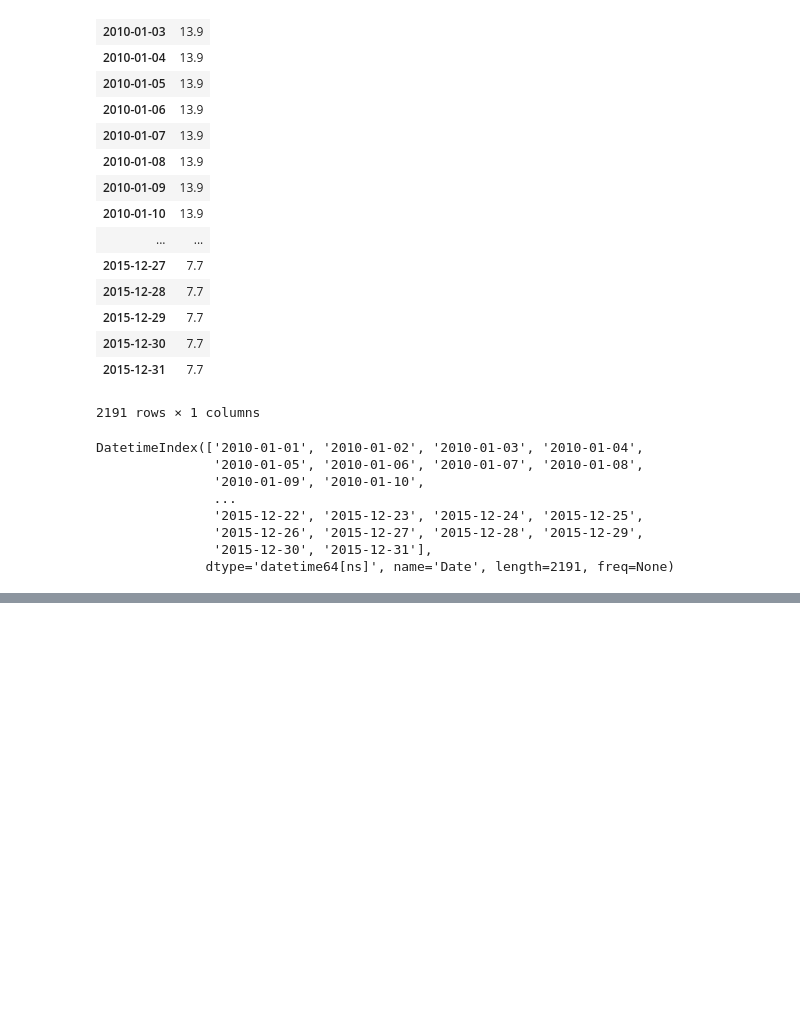
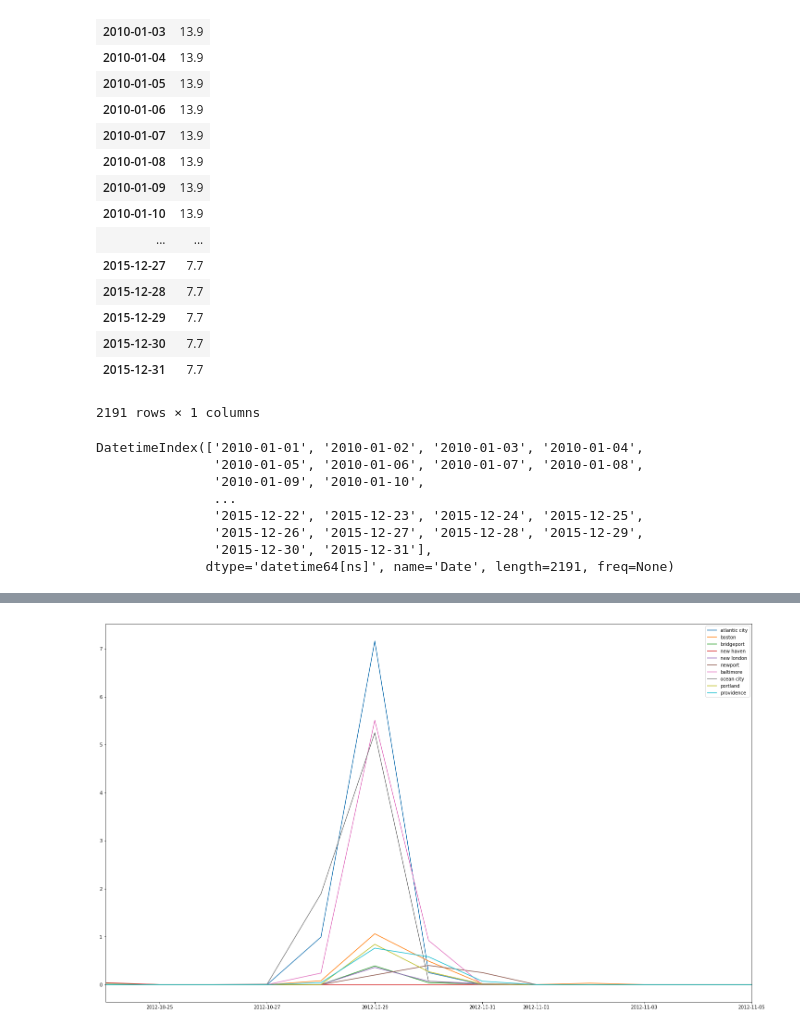
Before and after one commit to MekdeSciD/client_project_hurricane_sandy, a Jupyter notebook: cleaning_notebook.ipynb, the cells around one changed output, grey strips where cells are left out. Saved outputs shown, nothing was run; the diff lists cells and outputs as text; code cells hidden in the pictures; blank space fills up the shorter version.

```diff
--- a/cleaning_notebook.ipynb
+++ b/cleaning_notebook.ipynb
@@ -738,0 +782,16 @@ atlantic_city_max.head()
+# %%
+plt.figure(figsize=(25, 15))
+plt.plot(atlantic_prep_max['PRCP'], label='atlantic city')
+plt.plot(boston_prep_max['PRCP'], label='boston')
+plt.plot(bridgeport_prep_max['PRCP'], label='bridgeport')
+plt.plot(new_haven_prep_max['PRCP'], label='new haven')
+plt.plot(new_london_prep_max['PRCP'], label='new london')
+plt.plot(newport_prep_max['PRCP'], label='newport')
+plt.plot(baltimore_prep_max['PRCP'], label='baltimore')
+plt.plot(ocean_city_prep_max['PRCP'], label='ocean city')
+plt.plot(portland_prep_max['PRCP'], label='portland')
+plt.plot(providence_prep_max['PRCP'], label='providence')
+plt.xlim(pd.Timestamp('2012-10-24'), pd.Timestamp('2012-11-05'))
+plt.legend();
+# %% [output]
+[figure, added]
```
Also changed, not shown: parts of 57 cells of this notebook.
